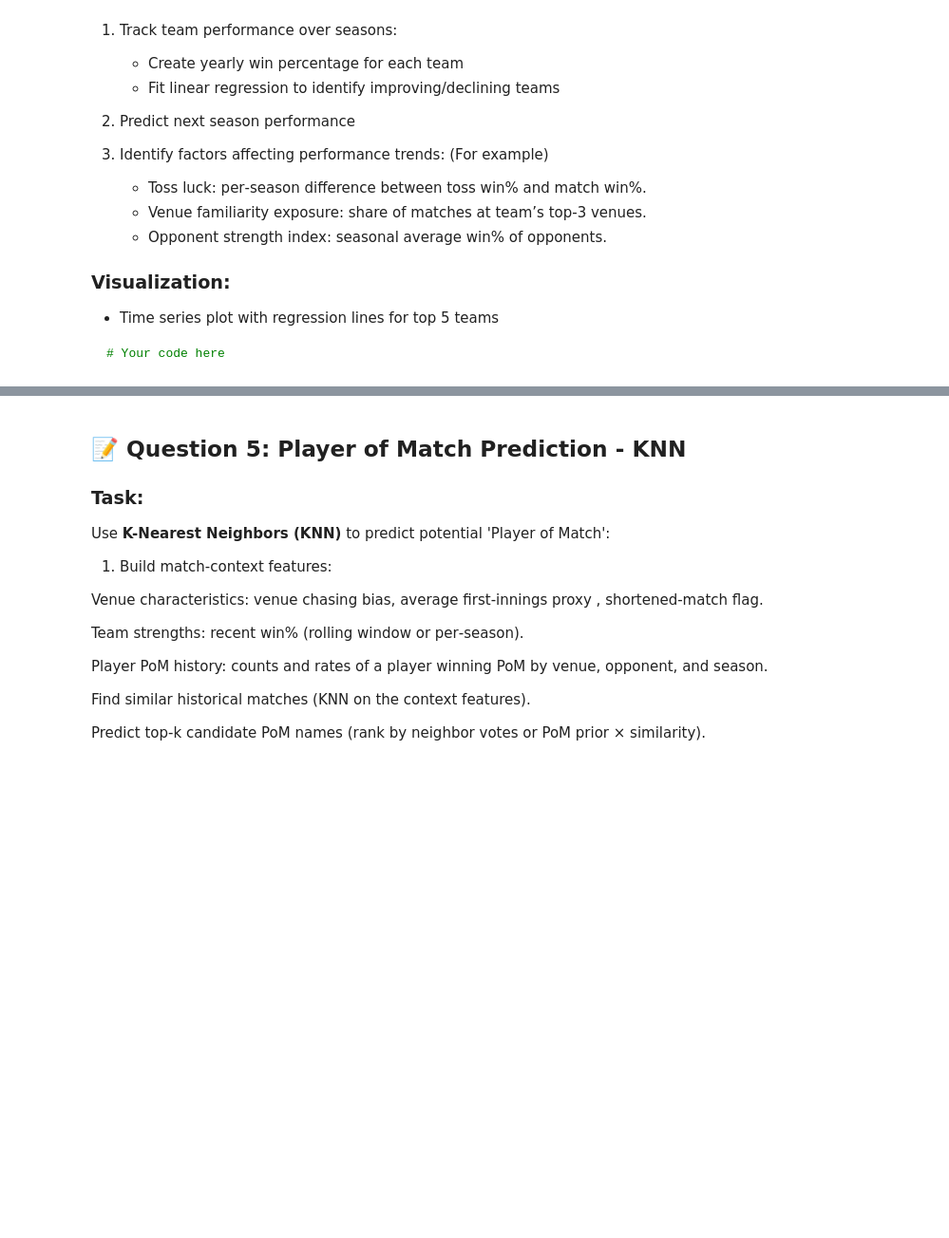
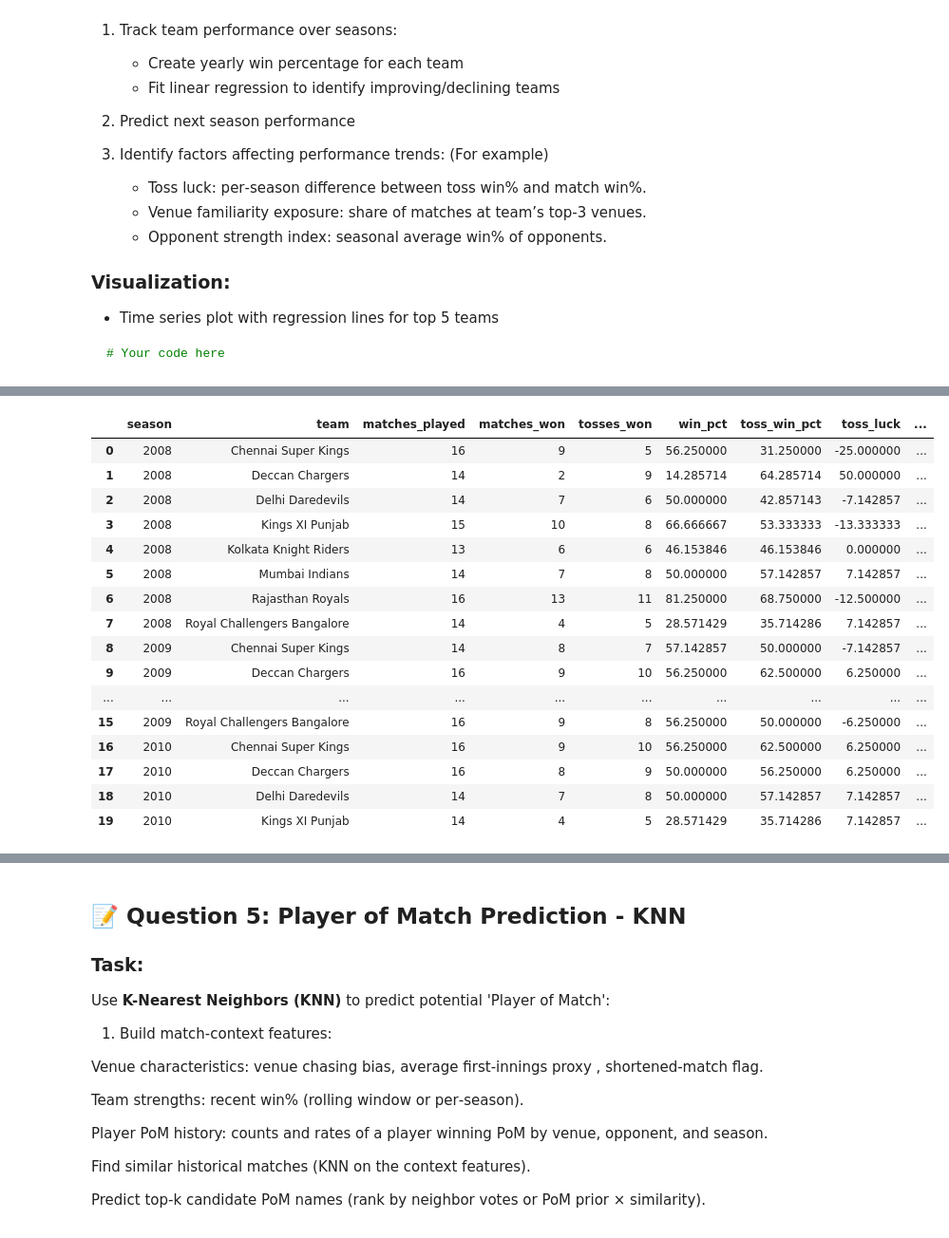
Before and after one commit to anp2/Declarative-Pipeline, a Jupyter notebook: Anand_IPL_DataAnalysis_Case_Study.ipynb, the cells around one changed output, grey strips where cells are left out. Shown at 95% size. Cells and saved outputs as stored; diff of their text form; code cells hidden in the pictures; blank space fills up the shorter version.

```diff
--- a/Anand_IPL_DataAnalysis_Case_Study.ipynb
+++ b/Anand_IPL_DataAnalysis_Case_Study.ipynb
@@ -2452,0 +2862,43 @@ Use **Linear Regression** to analyze performance trends:
+# %%
+# ==========================================
+# FINAL SEASONAL FEATURE DATASET
+# ==========================================
+
+seasonal_features = seasonal_performance.merge(
+    venue_exposure[
+        [
+            "season",
+            "team",
+            "venue_familiarity_exposure",
+            "venue_familiarity_pct"
+        ]
+    ],
+    on=["season", "team"],
+    how="left"
+)
+
+seasonal_features = seasonal_features.merge(
+    opponent_strength,
+    on=["season", "team"],
+    how="left"
+)
+
+display(seasonal_features.head(20))
+# %% [output]
+|  | season | team | matches_played | matches_won | tosses_won | win_pct | toss_win_pct | toss_luck | ... |
+| 0 | 2008 | Chennai Super Kings | 16 | 9 | 5 | 56.250000 | 31.250000 | -25.000000 | ... |
+| 1 | 2008 | Deccan Chargers | 14 | 2 | 9 | 14.285714 | 64.285714 | 50.000000 | ... |
+| 2 | 2008 | Delhi Daredevils | 14 | 7 | 6 | 50.000000 | 42.857143 | -7.142857 | ... |
+| 3 | 2008 | Kings XI Punjab | 15 | 10 | 8 | 66.666667 | 53.333333 | -13.333333 | ... |
+| 4 | 2008 | Kolkata Knight Riders | 13 | 6 | 6 | 46.153846 | 46.153846 | 0.000000 | ... |
+| 5 | 2008 | Mumbai Indians | 14 | 7 | 8 | 50.000000 | 57.142857 | 7.142857 | ... |
+| 6 | 2008 | Rajasthan Royals | 16 | 13 | 11 | 81.250000 | 68.750000 | -12.500000 | ... |
+| 7 | 2008 | Royal Challengers Bangalore | 14 | 4 | 5 | 28.571429 | 35.714286 | 7.142857 | ... |
+| 8 | 2009 | Chennai Super Kings | 14 | 8 | 7 | 57.142857 | 50.000000 | -7.142857 | ... |
+| 9 | 2009 | Deccan Chargers | 16 | 9 | 10 | 56.250000 | 62.500000 | 6.250000 | ... |
+| ... | ... | ... | ... | ... | ... | ... | ... | ... | ... |
+| 15 | 2009 | Royal Challengers Bangalore | 16 | 9 | 8 | 56.250000 | 50.000000 | -6.250000 | ... |
+| 16 | 2010 | Chennai Super Kings | 16 | 9 | 10 | 56.250000 | 62.500000 | 6.250000 | ... |
+| 17 | 2010 | Deccan Chargers | 16 | 8 | 9 | 50.000000 | 56.250000 | 6.250000 | ... |
+| 18 | 2010 | Delhi Daredevils | 14 | 7 | 8 | 50.000000 | 57.142857 | 7.142857 | ... |
+| 19 | 2010 | Kings XI Punjab | 14 | 4 | 5 | 28.571429 | 35.714286 | 7.142857 | ... |
```
Also changed, not shown: parts of 17 cells of this notebook.
